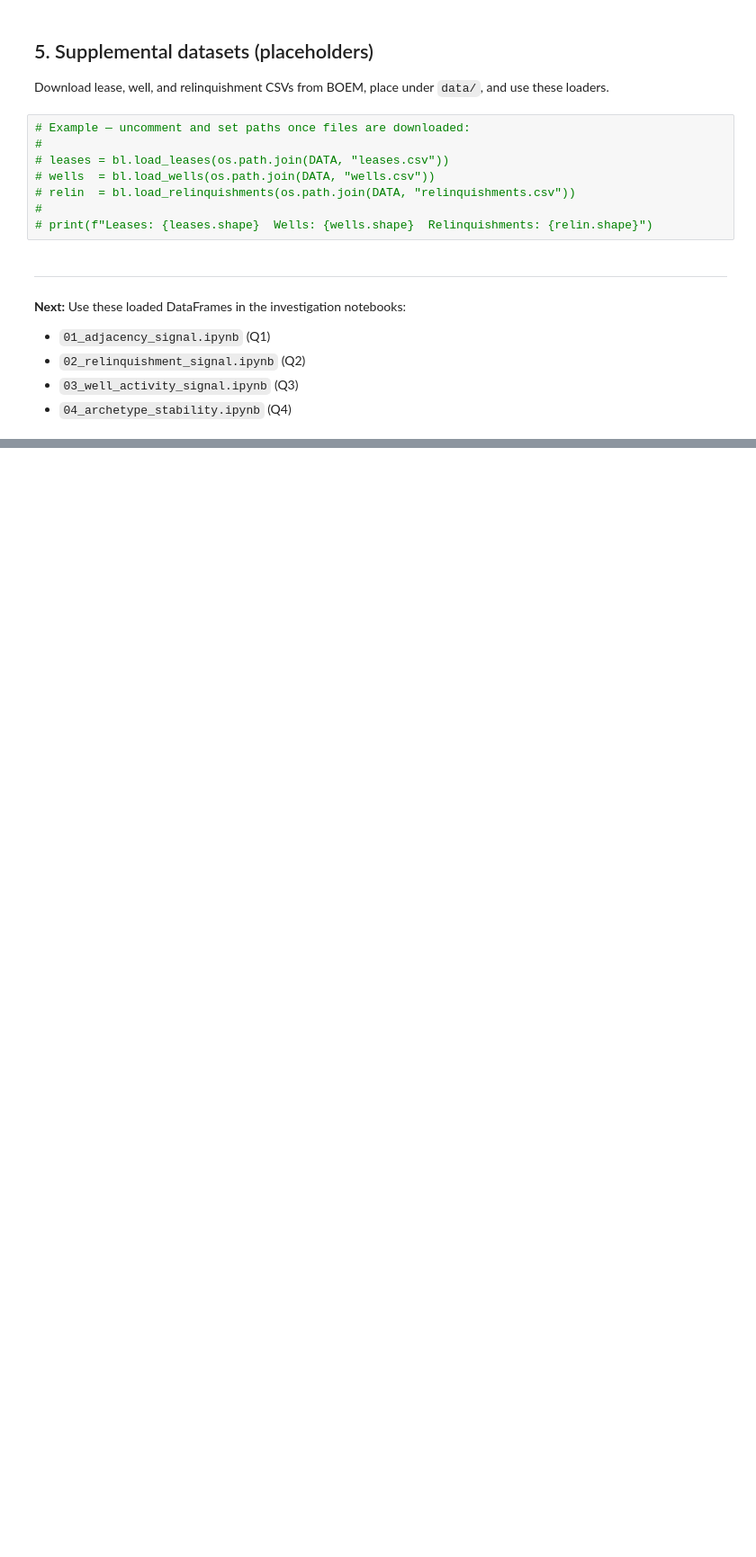
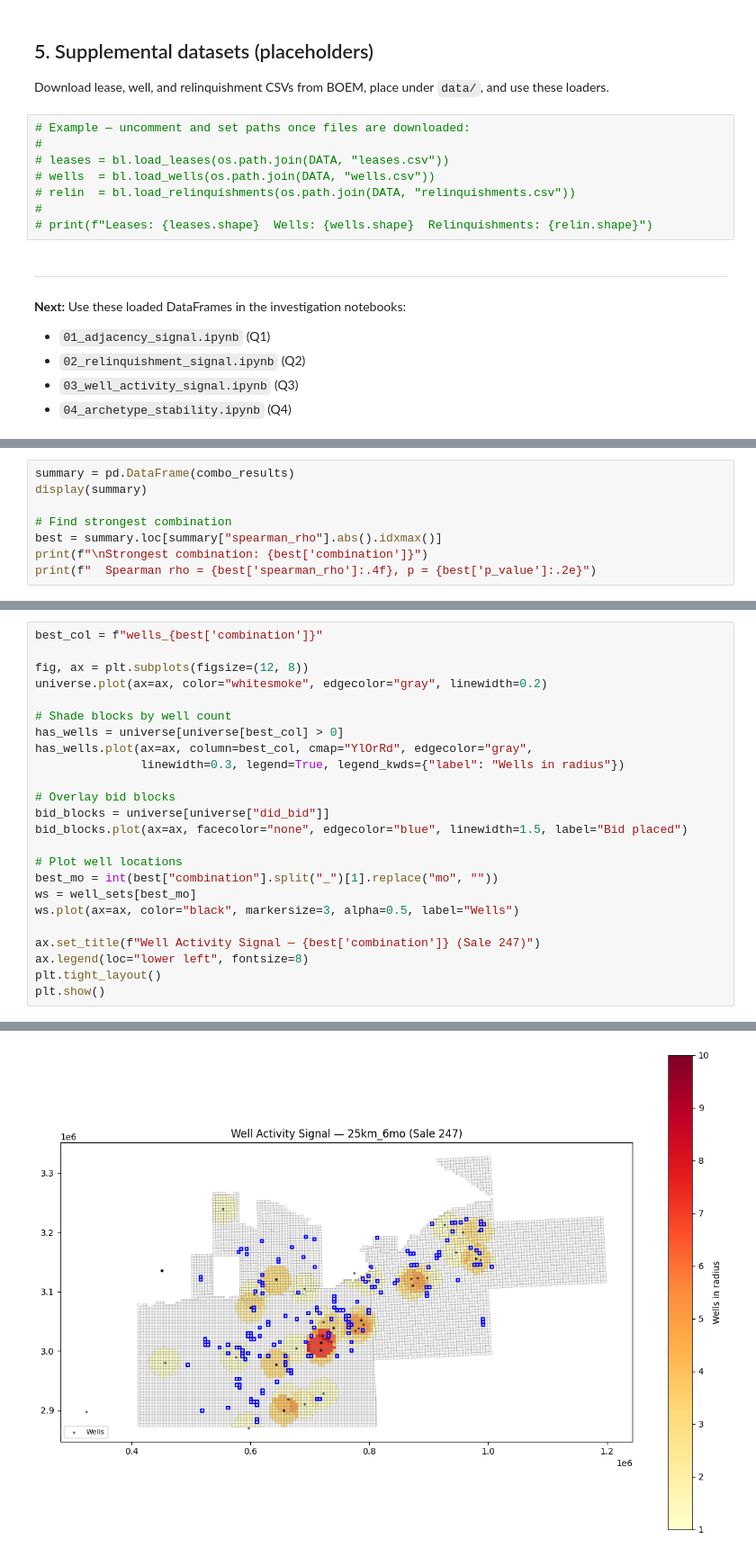
Before and after one commit to nsuurmey/block-party, a Jupyter notebook: mvp0/notebooks/00_data_loading.ipynb, the cells around one changed output, grey strips where cells are left out. Shown at 90% size. Drawn from its saved outputs; the diff is of its cells as text; blank space fills up the shorter version.

```diff
--- a/mvp0/notebooks/00_data_loading.ipynb
+++ b/mvp0/notebooks/00_data_loading.ipynb
@@ -172,0 +972,8 @@ Download lease, well, and relinquishment CSVs from BOEM, place under `data/`, an
+# %%
+summary = pd.DataFrame(combo_results)
+display(summary)
+
+# Find strongest combination
+best = summary.loc[summary["spearman_rho"].abs().idxmax()]
+print(f"\nStrongest combination: {best['combination']}")
+print(f"  Spearman rho = {best['spearman_rho']:.4f}, p = {best['p_value']:.2e}")
@@ -172,0 +1038,25 @@ Download lease, well, and relinquishment CSVs from BOEM, place under `data/`, an
+# %%
+best_col = f"wells_{best['combination']}"
+
+fig, ax = plt.subplots(figsize=(12, 8))
+universe.plot(ax=ax, color="whitesmoke", edgecolor="gray", linewidth=0.2)
+
+# Shade blocks by well count
+has_wells = universe[universe[best_col] > 0]
+has_wells.plot(ax=ax, column=best_col, cmap="YlOrRd", edgecolor="gray",
+               linewidth=0.3, legend=True, legend_kwds={"label": "Wells in radius"})
+
+# Overlay bid blocks
+bid_blocks = universe[universe["did_bid"]]
+bid_blocks.plot(ax=ax, facecolor="none", edgecolor="blue", linewidth=1.5, label="Bid placed")
+
+# Plot well locations
+best_mo = int(best["combination"].split("_")[1].replace("mo", ""))
+ws = well_sets[best_mo]
+ws.plot(ax=ax, color="black", markersize=3, alpha=0.5, label="Wells")
+
+ax.set_title(f"Well Activity Signal — {best['combination']} (Sale 247)")
+ax.legend(loc="lower left", fontsize=8)
+plt.tight_layout()
+plt.show()
+# %% [output]
@@ -172,0 +1065 @@ Download lease, well, and relinquishment CSVs from BOEM, place under `data/`, an
+[figure, added]
```
Also changed, not shown: parts of 62 cells of this notebook.
